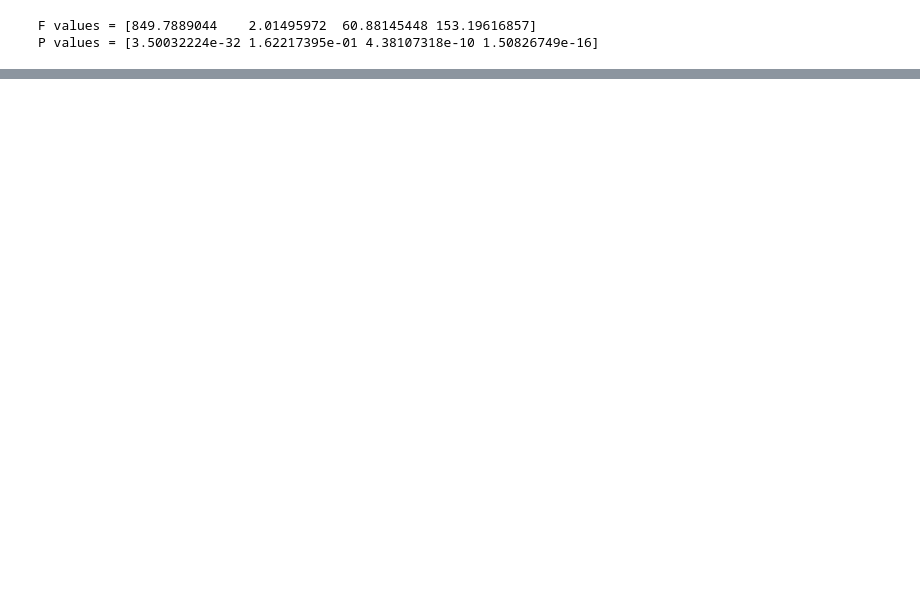
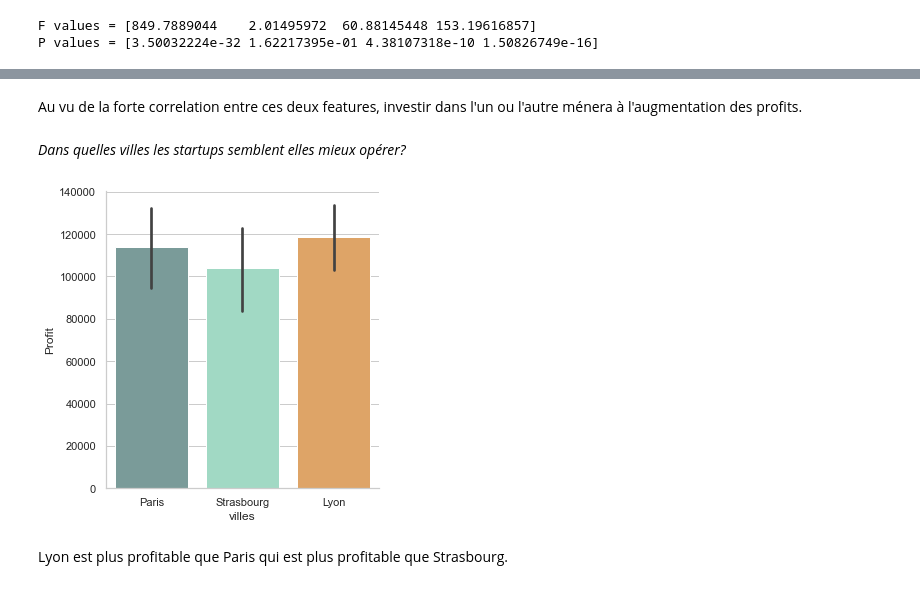
Before and after one commit to LeBonThib/SIMPLON_BPI_EDA, a Jupyter notebook: Linear_Regression.ipynb, the cells around one changed output, grey strips where cells are left out. Saved outputs shown, nothing was run; the diff lists cells and outputs as text; code cells hidden in the pictures; blank space fills up the shorter version.

```diff
--- a/Linear_Regression.ipynb
+++ b/Linear_Regression.ipynb
@@ -277,0 +338,11 @@ P values = [3.50032224e-32 4.38107318e-10 1.50826749e-16]
+# %% [markdown]
+Au vu de la forte correlation entre ces deux features, investir dans l'un ou l'autre ménera à l'augmentation des profits.
+# %% [markdown]
+*Dans quelles villes les startups semblent elles mieux opérer?*
+# %%
+SNS.catplot(data=data,kind="bar",x="villes",y="Profit")
+PLT.show()
+# %% [output]
+[figure, added]
+# %% [markdown]
+Lyon est plus profitable que Paris qui est plus profitable que Strasbourg.
```
Also changed, not shown: parts of 34 cells of this notebook.
